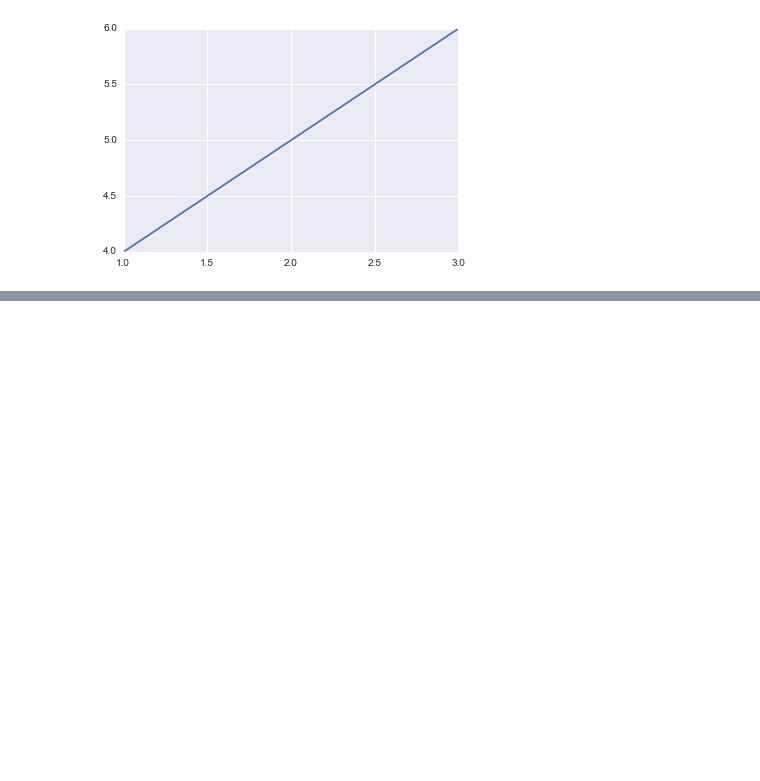
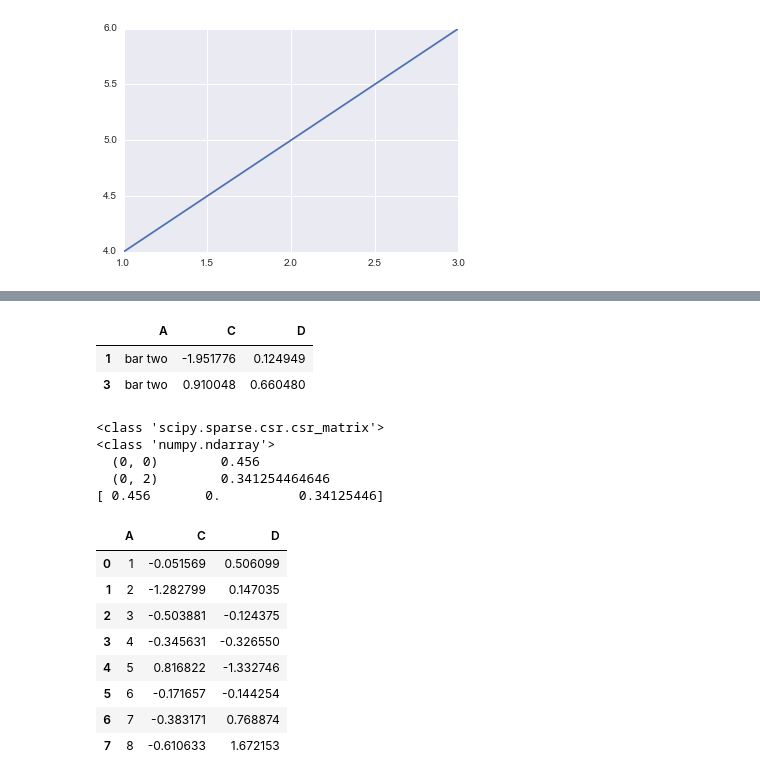
Before and after one commit to dmuralik/datascience, a Jupyter notebook: projects/misc/myfirstnb.ipynb, the cells around one changed output, grey strips where cells are left out. Cells and saved outputs as stored; diff of their text form; code cells hidden in the pictures; blank space fills up the shorter version.

```diff
--- a/projects/misc/myfirstnb.ipynb
+++ b/projects/misc/myfirstnb.ipynb
@@ -93,0 +204,51 @@ plt.plot([1,2,3],[4,5,6])
+# %%
+import pandas as pd
+import numpy as np
+
+df = pd.DataFrame({'A' : ['foo one', 'bar two', 'foo three', 'bar two',
+  'foo', 'bar eight', 'foo', 'foo'],
+               'C' : np.random.randn(8),
+          'D' : np.random.randn(8)})
+df[df['A'].str.contains('two')]
+# %% [output]
+|  | A | C | D |
+| 1 | bar two | -1.951776 | 0.124949 |
+| 3 | bar two | 0.910048 | 0.660480 |
+# %%
+from numpy import matrix
+import numpy as np
+from scipy.sparse import csr_matrix
+import pandas as pd
+row = np.array([0, 0, 1, 2, 2, 2])
+col = np.array([0, 2, 2, 0, 1, 2])
+data = np.array([0.456, 0.3412544646464, 3.33, 4.6745, 5.54, 6.663])
+m = csr_matrix((data, (row, col)), shape=(3, 3))
+print(type(m))
+print(type(m.toarray()))
+print(m[0])
+print(m.toarray()[0])
+# %% [output]
+<class 'scipy.sparse.csr.csr_matrix'>
+<class 'numpy.ndarray'>
+  (0, 0)        0.456
+  (0, 2)        0.341254464646
+[ 0.456       0.          0.34125446]
+# %%
+import pandas as pd
+
+df = pd.DataFrame({'A' : ['1', '2', '3', '4',
+  '5', '6', '7', '8'],
+               'C' : np.random.randn(8),
+          'D' : np.random.randn(8)})
+df['A'] = df['A'].astype(int)
+df
+# %% [output]
+|  | A | C | D |
+| 0 | 1 | -0.051569 | 0.506099 |
+| 1 | 2 | -1.282799 | 0.147035 |
+| 2 | 3 | -0.503881 | -0.124375 |
+| 3 | 4 | -0.345631 | -0.326550 |
+| 4 | 5 | 0.816822 | -1.332746 |
+| 5 | 6 | -0.171657 | -0.144254 |
+| 6 | 7 | -0.383171 | 0.768874 |
+| 7 | 8 | -0.610633 | 1.672153 |
```
Also changed, not shown: parts of 6 cells of this notebook, 19 other files.
